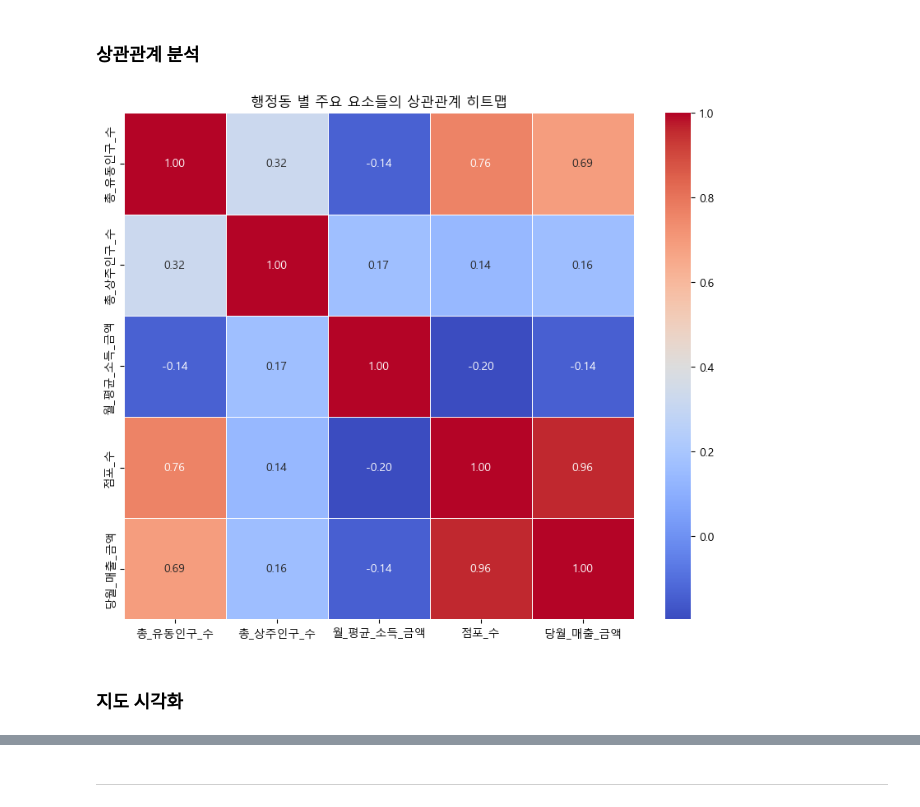
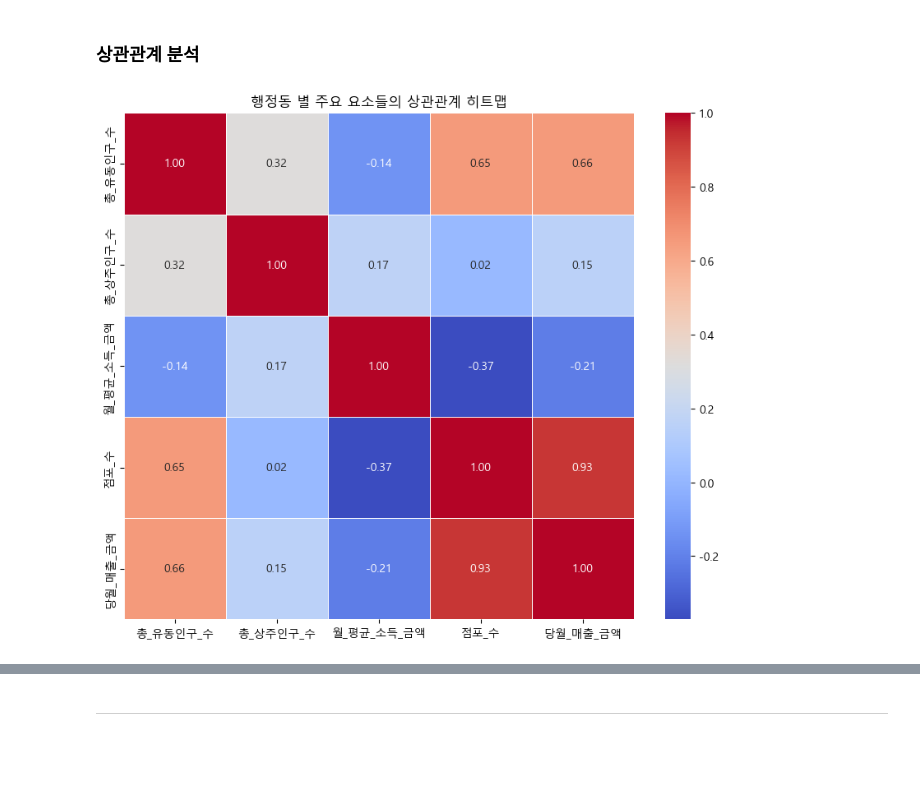
Before and after one commit to marksmylife/TIL, a Jupyter notebook: Project/공공 데이터 기반의 카페 입지 전략 분석/Bigdata_code.ipynb, the cells around one changed output, grey strips where cells are left out. Drawn from its saved outputs; the diff is of its cells as text; code cells hidden in the pictures; blank space fills up the shorter version.

```diff
--- a/Project/공공 데이터 기반의 카페 입지 전략 분석/Bigdata_code.ipynb
+++ b/Project/공공 데이터 기반의 카페 입지 전략 분석/Bigdata_code.ipynb
@@ -59,9 +59,7 @@ df_list = []
 
 # 각 파일명에 대해 반복
 for file_name in file_names:
-
     # 파일 경로 생성 및 데이터 불러오기
-#     df = pd.read_csv(f'/content/drive/MyDrive/Bigdata_project/data/{file_name}', dtype=str, encoding='CP949') #코랩용
     df = pd.read_csv(f'./data/{file_name}', dtype=str, encoding='CP949')
 
     # '행정동_코드'가 '1144'로 시작하는 행 필터링
@@ -71,10 +69,14 @@ for file_name in file_names:
     if '기준_년분기_코드' in df.columns:
         filtered_df = filtered_df[filtered_df['기준_년분기_코드'] == '20232']
 
+    # '점포-행정동' 또는 '추정매출-행정동' 파일인 경우 '커피-음료' 업종으로 필터링
+    if '점포-행정동' in file_name or '추정매출-행정동' in file_name:
+        filtered_df = filtered_df[filtered_df['서비스_업종_코드_명'] == '커피-음료']
+
     # 데이터프레임 리스트에 추가
     df_list.append(filtered_df)
 
-# 각 데이터프레임에 이름 할당 (dong_load, dong_pop, dong_consumption, dong_area, dong_store, dong_sales)
+# 각 데이터프레임에 이름 할당
 dong_load, dong_pop, dong_consumption, dong_store, dong_sales, dong_area = df_list
 
 # 데이터 엑셀로 출력
@@ -249,29 +276,27 @@ plt.show()
 # %%
 # 엑셀 파일의 모든 시트를 읽어서 각 시트에서 필요한 컬럼을 추출
 all_sheets = pd.read_excel('./서울_행정동_데이터.xlsx', sheet_name=None)
 
 # 필요한 컬럼 목록
 required_columns = ['행정동_코드_명', '총_유동인구_수', '총_상주인구_수', '월_평균_소득_금액', '점포_수', '당월_매출_금액']
 
 # 각 시트에서 필요한 컬럼을 추출하고 하나의 데이터프레임으로 합치기
 combined_data = pd.DataFrame()
 for sheet_name, sheet_data in all_sheets.items():
     selected_columns = sheet_data.columns.intersection(required_columns)
     if not selected_columns.empty:
         combined_data = pd.concat([combined_data, sheet_data[selected_columns]])
 
 # '행정동_코드_명' 별로 그룹화하여 평균을 계산
-grouped_data = combined_data.groupby('행정동_코드_명').mean()
+grouped_data_dong = combined_data.groupby('행정동_코드_명', as_index=False).mean()
 
 # 상관관계 계산
-correlation_matrix = grouped_data.corr()
+correlation_matrix = grouped_data_dong.corr(numeric_only=True)
 
 # 상관관계 히트맵 시각화
 plt.figure(figsize=(10, 8))
 sns.heatmap(correlation_matrix, annot=True, cmap='coolwarm', fmt='.2f', linewidths=.5)
 plt.title('행정동 별 주요 요소들의 상관관계 히트맵')
 plt.show()
 # %% [output]
-[figure, old version]
+[figure, new version]
-# %% [markdown]
-### 지도 시각화
```
Also changed, not shown: parts of 29 cells of this notebook, 15 other files.
